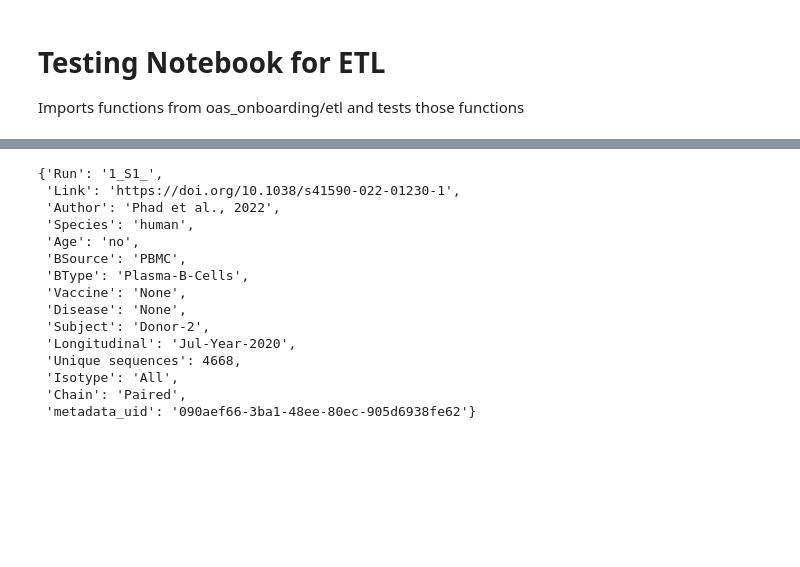
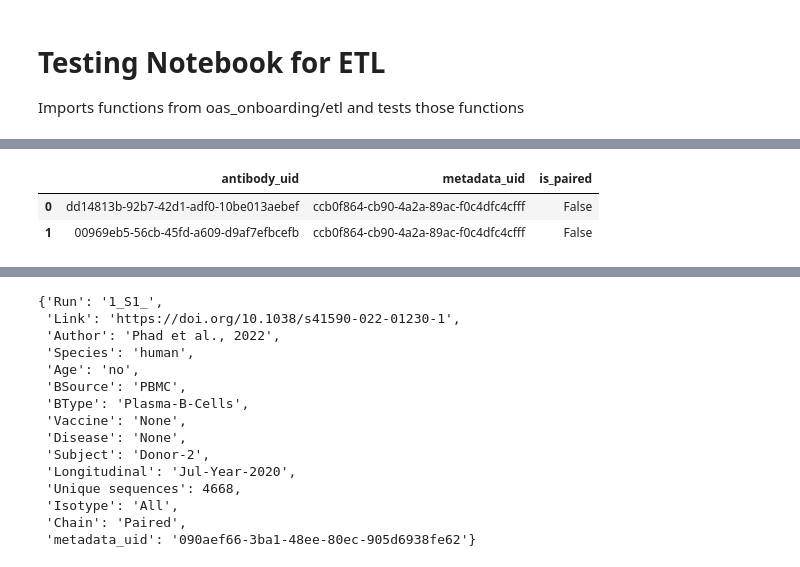
Before and after one commit to cameronhu/AntibodyBigQuery, a Jupyter notebook: notebooks/test_etl.ipynb, the cells around one changed output, grey strips where cells are left out. Saved outputs shown, nothing was run; the diff lists cells and outputs as text; code cells hidden in the pictures; blank space fills up the shorter version.

```diff
--- a/notebooks/test_etl.ipynb
+++ b/notebooks/test_etl.ipynb
@@ -12,0 +49,6 @@ print(sys.path)
+# %%
+heavy_antibody_df.head()
+# %% [output]
+|  | antibody_uid | metadata_uid | is_paired |
+| 0 | dd14813b-92b7-42d1-adf0-10be013aebef | ccb0f864-cb90-4a2a-89ac-f0c4dfc4cfff | False |
+| 1 | 00969eb5-56cb-45fd-a609-d9af7efbcefb | ccb0f864-cb90-4a2a-89ac-f0c4dfc4cfff | False |
```
Also changed, not shown: parts of 12 cells of this notebook.
